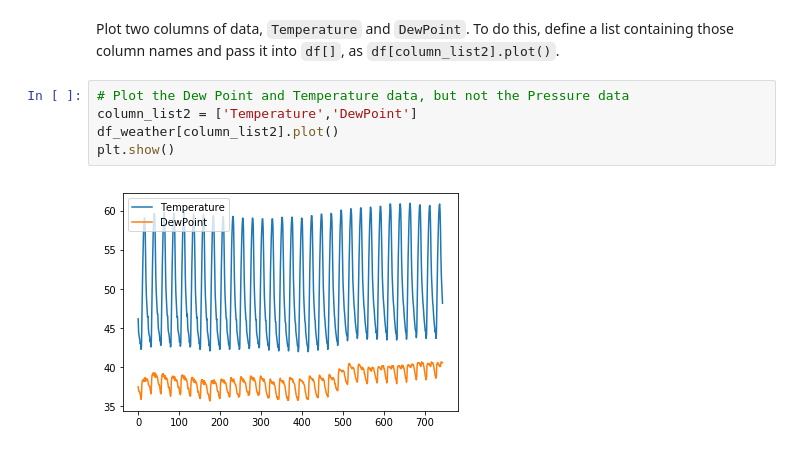
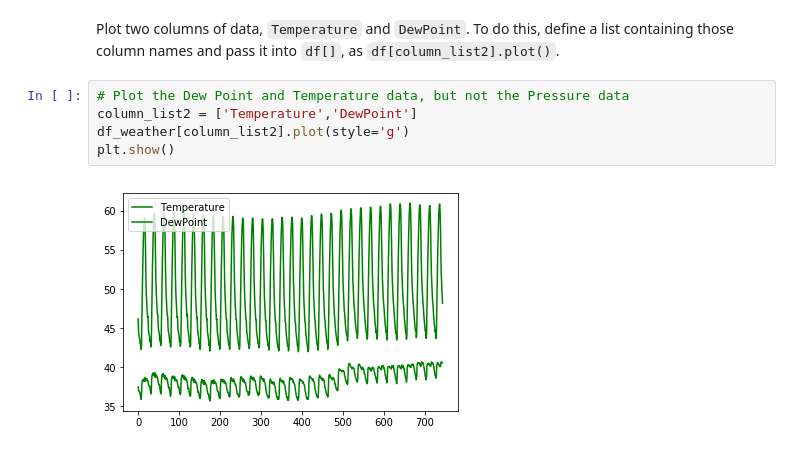
Before and after one commit to TheBoyMoe/DataScience-Repo, a Jupyter notebook: CodeAcademy-Data-Science/05-Pandas/06-dc-pandas-foundations--data-ingestion-and-inspection.ipynb, the cells around one changed output. Drawn from its saved outputs; the diff is of its cells as text.

```diff
--- a/CodeAcademy-Data-Science/05-Pandas/06-dc-pandas-foundations--data-ingestion-and-inspection.ipynb
+++ b/CodeAcademy-Data-Science/05-Pandas/06-dc-pandas-foundations--data-ingestion-and-inspection.ipynb
@@ -335,7 +349,7 @@ Plot two columns of data, `Temperature` and `DewPoint`. To do this, define a lis
 # %%
 # Plot the Dew Point and Temperature data, but not the Pressure data
 column_list2 = ['Temperature','DewPoint']
-df_weather[column_list2].plot()
+df_weather[column_list2].plot(style='g')
 plt.show()
 # %% [output]
-[figure, old version]
+[figure, new version]
```
Also changed, not shown: parts of 2 cells of this notebook, 1 other file.
